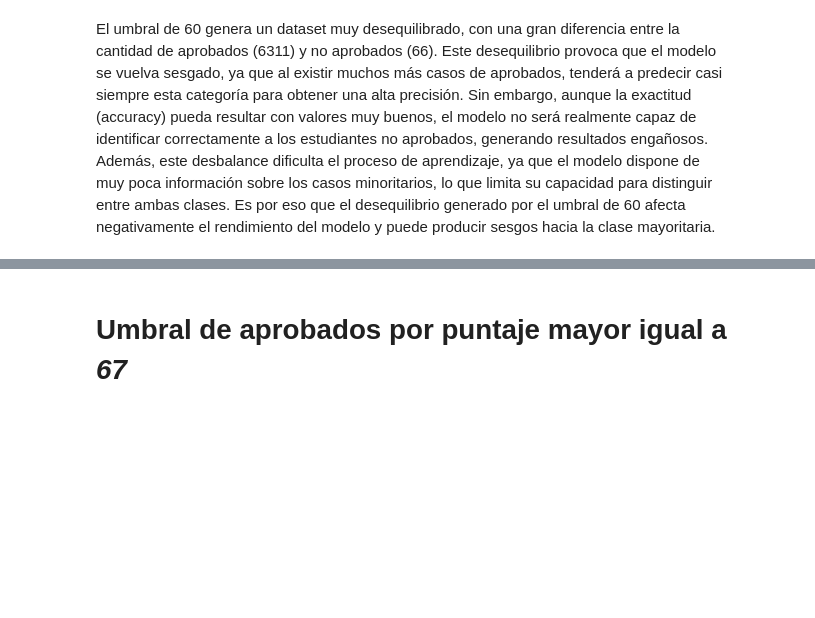
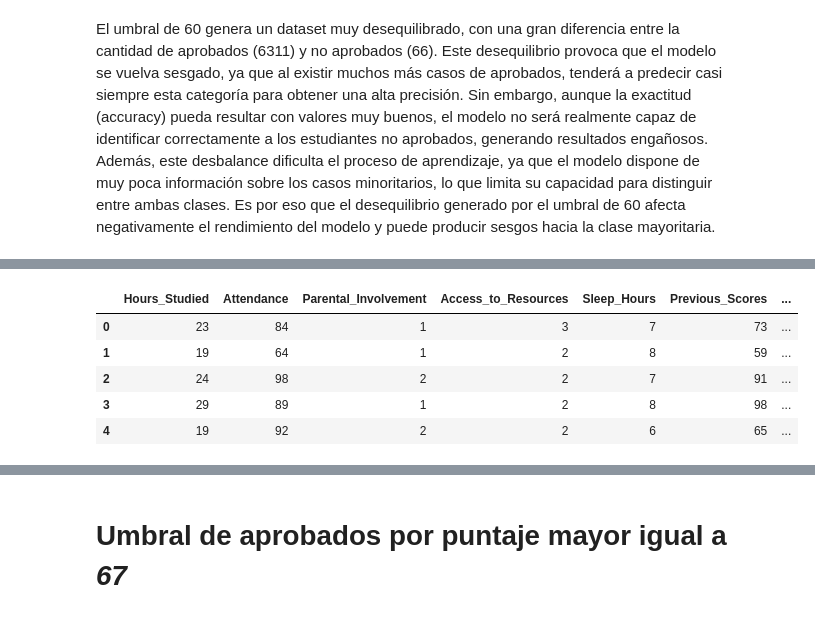
Before and after one commit to JeiGeek/ia1-LosPandas-prediccion_rendimiento_estudiantil, a Jupyter notebook: 02_Supervised_learning.ipynb, the cells around one changed output, grey strips where cells are left out. Saved outputs shown, nothing was run; the diff lists cells and outputs as text; code cells hidden in the pictures; blank space fills up the shorter version.

```diff
--- a/02_Supervised_learning.ipynb
+++ b/02_Supervised_learning.ipynb
@@ -1738,0 +1805,20 @@ El umbral de 60 genera un dataset muy desequilibrado, con una gran diferencia en
+# %%
+# Rango ajustable
+min_importancia = 0.01 # valor mínimo
+
+# Filtrado las columnas dentro del rango
+features_filtradas = importantes[
+    (importantes["Importancia"] >= min_importancia)
+]["Columna"]
+
+# Filtrado el dataset original X
+X_filtrado = X[features_filtradas]
+
+display(X_filtrado.head())
+# %% [output]
+|  | Hours_Studied | Attendance | Parental_Involvement | Access_to_Resources | Sleep_Hours | Previous_Scores | ... |
+| 0 | 23 | 84 | 1 | 3 | 7 | 73 | ... |
+| 1 | 19 | 64 | 1 | 2 | 8 | 59 | ... |
+| 2 | 24 | 98 | 2 | 2 | 7 | 91 | ... |
+| 3 | 29 | 89 | 1 | 2 | 8 | 98 | ... |
+| 4 | 19 | 92 | 2 | 2 | 6 | 65 | ... |
```
Also changed, not shown: parts of 65 cells of this notebook.
